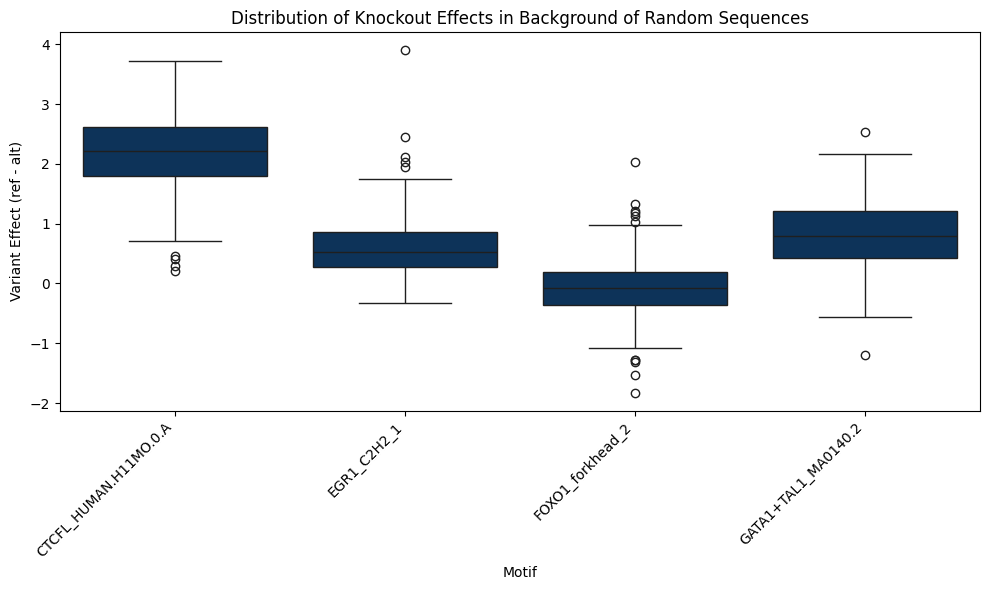
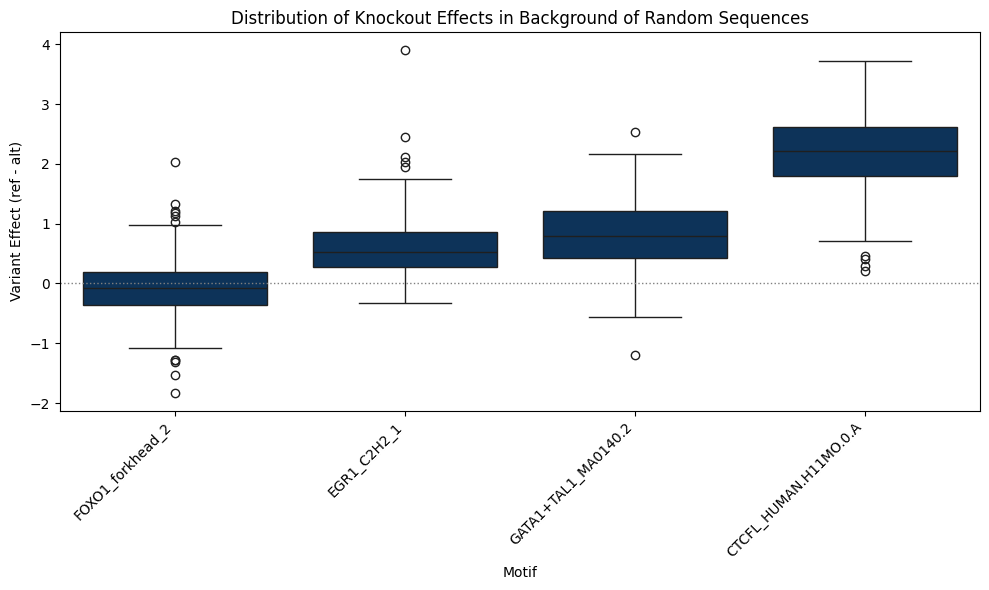
Unified diff of the notebook cell whose output changed from the first chart to the second:
--- before
+++ after
@@ -9,11 +9,18 @@
 filter_df = pd.DataFrame(filters, columns=["base_motif"])
 
-# Ensure both base_motif and random_seq are in merged
+# Merge to get only the filtered motifs
 filtered = pd.merge(
     merged,
     filter_df,
-    on=["base_motif"] 
+    on=["base_motif"]
 )
 
+# Sort by median variant effect
+order = (
+    filtered.groupby("base_motif")["variant_effect"]
+    .median()
+    .sort_values()
+    .index.tolist()
+)
 
 plt.figure(figsize=(10, 6))
@@ -22,6 +29,10 @@
     x="base_motif",
     y="variant_effect",
+    order=order,  # Apply sorted order
     color='#003366'
 )
+
+plt.axhline(0, color='gray', linestyle='dotted', linewidth=1)
+
 plt.xticks(rotation=45, ha='right')
 plt.ylabel("Variant Effect (ref - alt)")

Commit: Added analysis for ranges with enhancer